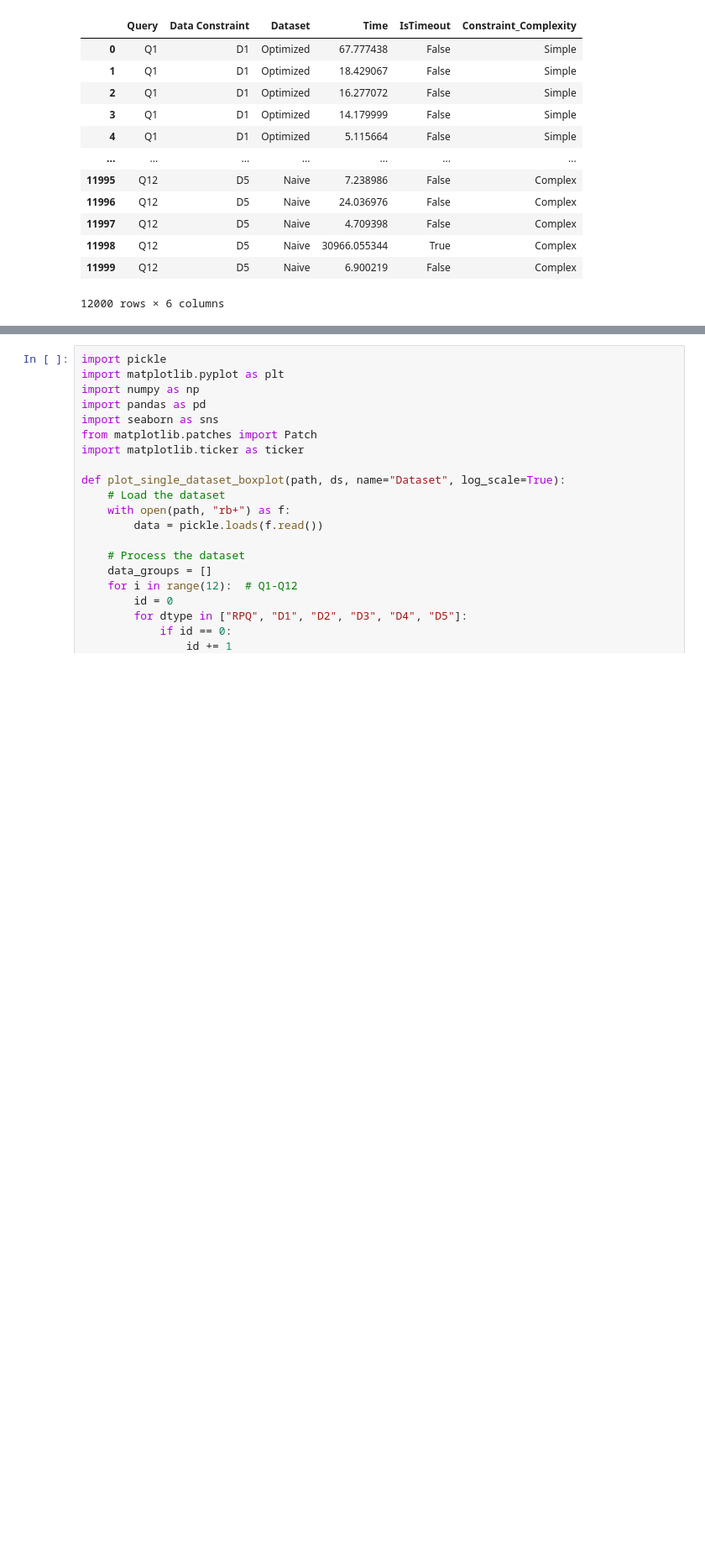
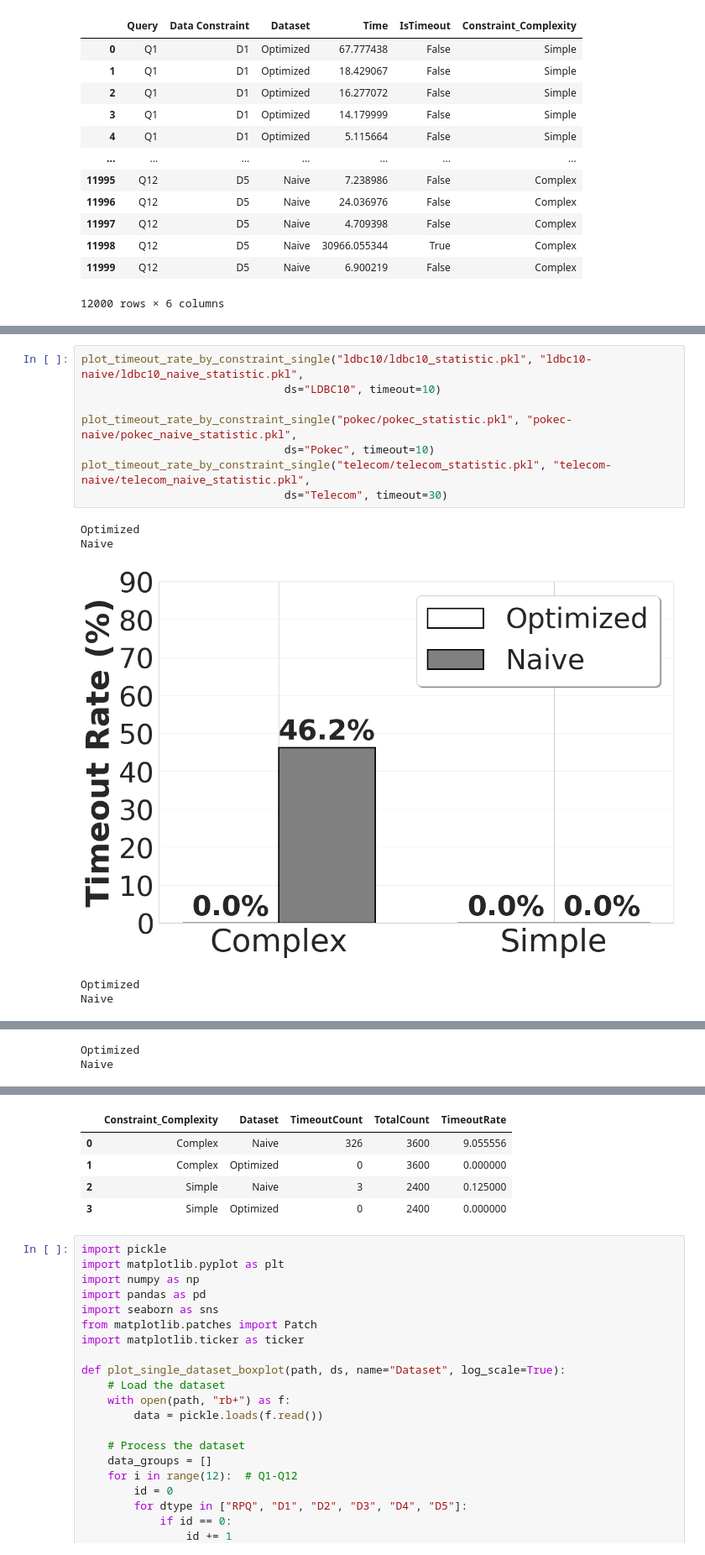
Before and after one commit to Wanshuiquan/MillenniumDB, a Jupyter notebook: evaluation/refine-case-study/case-studies.ipynb, the cells around one changed output, grey strips where cells are left out. Shown at 84% size. Saved outputs shown, nothing was run; the diff lists cells and outputs as text; blank space fills up the shorter version.

```diff
--- a/evaluation/refine-case-study/case-studies.ipynb
+++ b/evaluation/refine-case-study/case-studies.ipynb
@@ -835,0 +923,14 @@ plot_time_distribution_by_constraint("telecom/telecom_statistic.pkl", "telecom-n
+# %%
+plot_timeout_rate_by_constraint_single("ldbc10/ldbc10_statistic.pkl", "ldbc10-naive/ldbc10_naive_statistic.pkl",
+                               ds="LDBC10", timeout=10)
+
+plot_timeout_rate_by_constraint_single("pokec/pokec_statistic.pkl", "pokec-naive/pokec_naive_statistic.pkl",
+                               ds="Pokec", timeout=10)
+plot_timeout_rate_by_constraint_single("telecom/telecom_statistic.pkl", "telecom-naive/telecom_naive_statistic.pkl",
+                               ds="Telecom", timeout=30)
+# %% [output]
+Optimized
+Naive
+[figure, added]
+Optimized
+Naive
@@ -835,0 +938,2 @@ plot_time_distribution_by_constraint("telecom/telecom_statistic.pkl", "telecom-n
+Optimized
+Naive
@@ -836,3 +941,8 @@ plot_time_distribution_by_constraint("telecom/telecom_statistic.pkl", "telecom-n
+|  | Constraint_Complexity | Dataset | TimeoutCount | TotalCount | TimeoutRate |
+| 0 | Complex | Naive | 326 | 3600 | 9.055556 |
+| 1 | Complex | Optimized | 0 | 3600 | 0.000000 |
+| 2 | Simple | Naive | 3 | 2400 | 0.125000 |
+| 3 | Simple | Optimized | 0 | 2400 | 0.000000 |
 # %%
 import pickle
 import matplotlib.pyplot as plt
```
Also changed, not shown: parts of 12 cells of this notebook, 40 other files.
